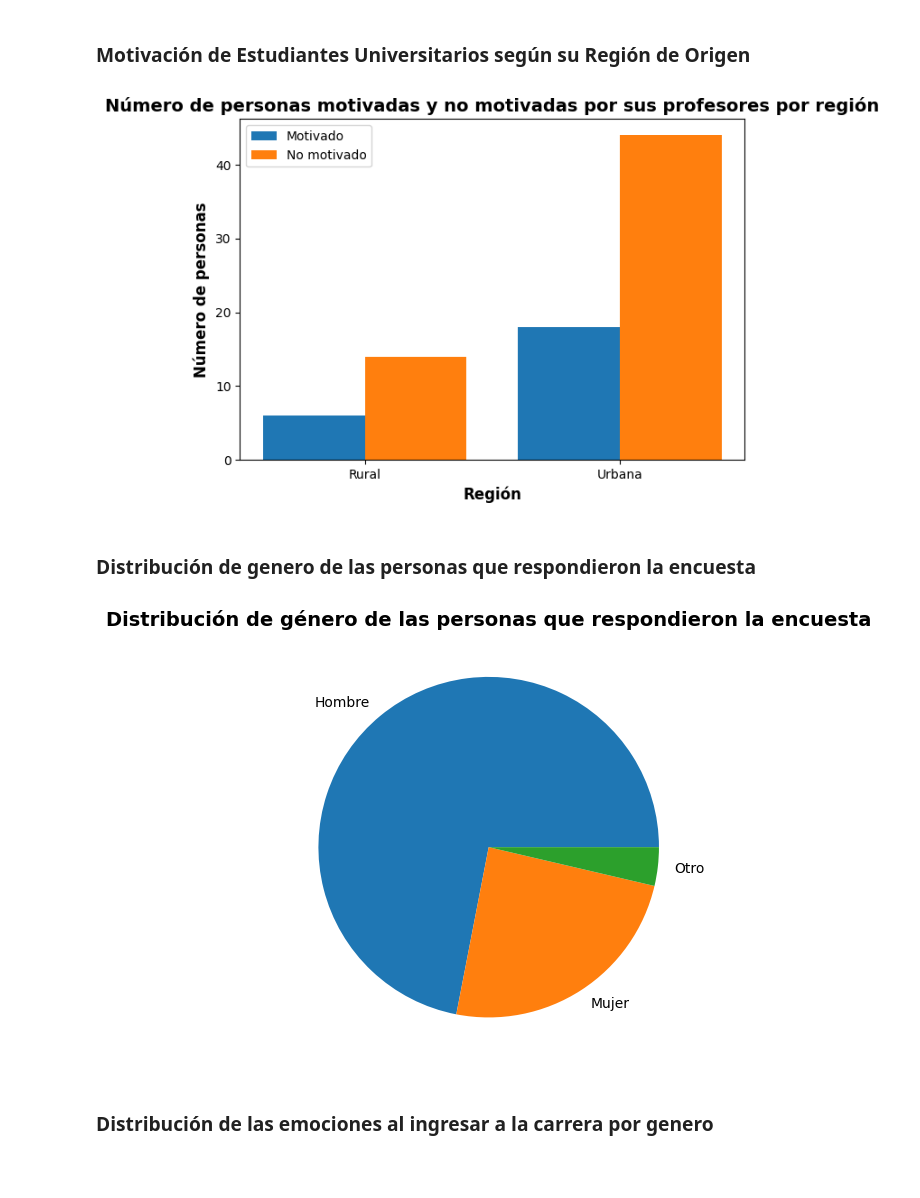
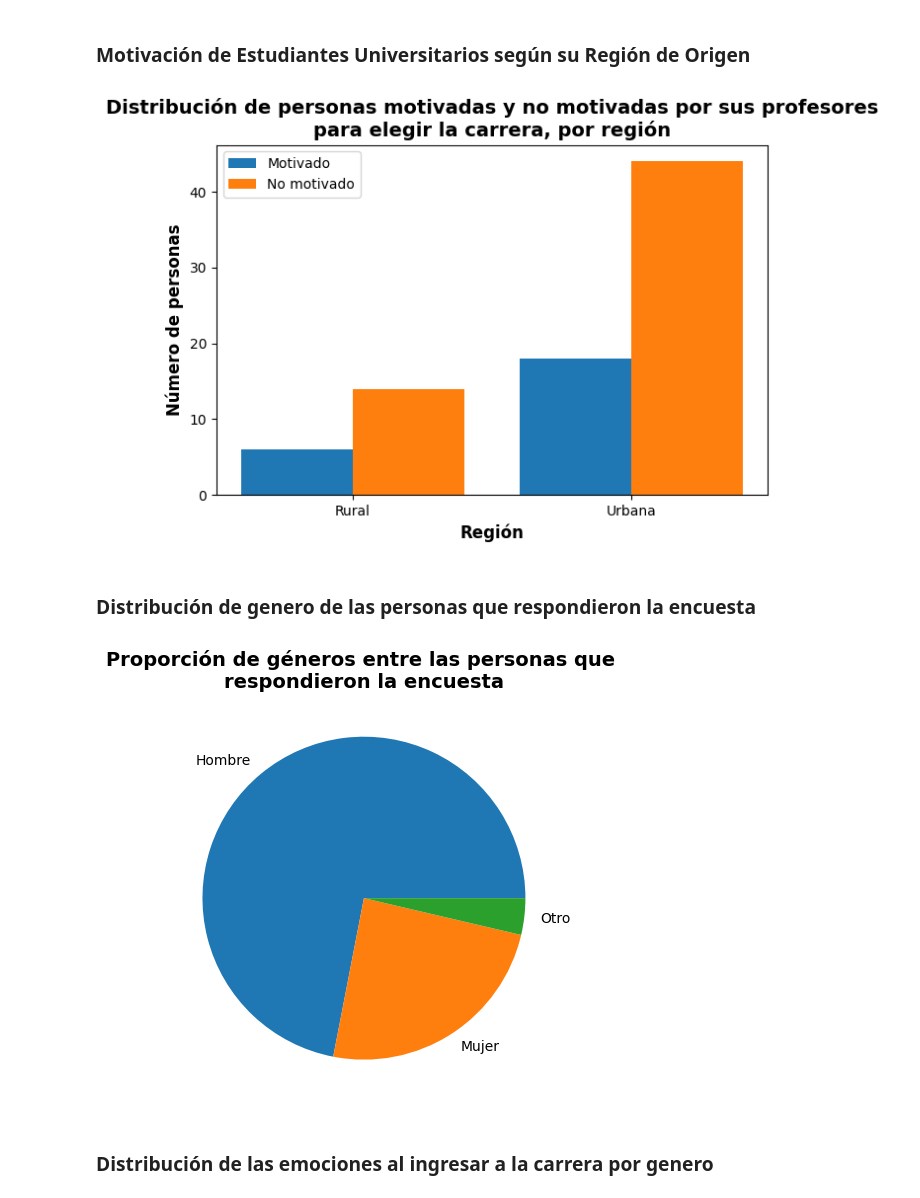
Before and after one commit to L4F7/Data_analysis_with_Python, a Jupyter notebook: survey_data_analysis.ipynb, the cells around one changed output. Cells and saved outputs as stored; diff of their text form; code cells hidden in the pictures; blank space fills up the shorter version.

Commit message:
Improve graphs titles in code

```diff
--- a/survey_data_analysis.ipynb
+++ b/survey_data_analysis.ipynb
@@ -17,35 +17,35 @@ totalPeople = len(data)
 # Define the columns that will be used to get the number of people that answered the survey by region of origin and motivation by teachers
 region_col = 'Indique la región de la cual viene'
 motivated_col = '¿Tuvo motivación por los profesores de secundaria para escoger la carrera?'
 
 # Get the number of people that answered the survey by region of origin
 rural_motivated = data[(data[region_col] == 'Rural') & (data[motivated_col] == 'Si')]
 rural_non_motivated = data[(data[region_col] == 'Rural') & (data[motivated_col] == 'No')]
 urban_motivated = data[(data[region_col] == 'Urbana') & (data[motivated_col] == 'Si')]
 urban_non_motivated = data[(data[region_col] == 'Urbana') & (data[motivated_col] == 'No')]
 
 # Get the number of people that answered the survey by region of origin and motivation by teachers
 motivated_counts = [len(rural_motivated), len(urban_motivated)]
 non_motivated_counts = [len(rural_non_motivated), len(urban_non_motivated)]
 
 # Define the labels for the regions
 region_labels = ['Rural', 'Urbana']
 
 regionIndexes = np.arange(len(region_labels))
 
 plt.bar(regionIndexes - 0.2, motivated_counts, 0.4, label='Motivado')
 plt.bar(regionIndexes + 0.2, non_motivated_counts, 0.4, label='No motivado')
 
 plt.xticks(regionIndexes, region_labels)
 plt.xlabel("Región", fontsize=12, fontweight='bold')
 plt.ylabel("Número de personas", fontsize=12, fontweight='bold')
-plt.title("Número de personas motivadas y no motivadas por sus profesores por región", fontsize=14, fontweight='bold')
+plt.title("Distribución de personas motivadas y no motivadas por sus profesores\npara elegir la carrera, por región", fontsize=14, fontweight='bold')
 plt.legend()
 plt.tight_layout()
 plt.savefig('results/motivated_by_region.png', bbox_inches='tight')
 plt.show()
 # %% [output]
-[figure, old version]
+[figure, new version]
 # %% [markdown]
 ### Distribución de genero de las personas que respondieron la encuesta
 # %%
@@ -61,13 +61,13 @@ other = totalPeople - male - female
 labels = ['Hombre', 'Mujer', 'Otro']
 pie_data = [male, female, other]
 
-plt.title("Distribución de género de las personas que respondieron la encuesta", fontsize=14, fontweight='bold')
+plt.title("Proporción de géneros entre las personas que \nrespondieron la encuesta", fontsize=14, fontweight='bold')
 plt.pie(pie_data, labels = labels)
 plt.tight_layout()
 plt.savefig('results/gender_distribution.png', bbox_inches='tight')
 plt.show()
 # %% [output]
-[figure, old version]
+[figure, new version]
 # %% [markdown]
 ### Distribución de las emociones al ingresar a la carrera por genero
 # %%
```
Also changed, not shown: parts of 1 cell of this notebook.
